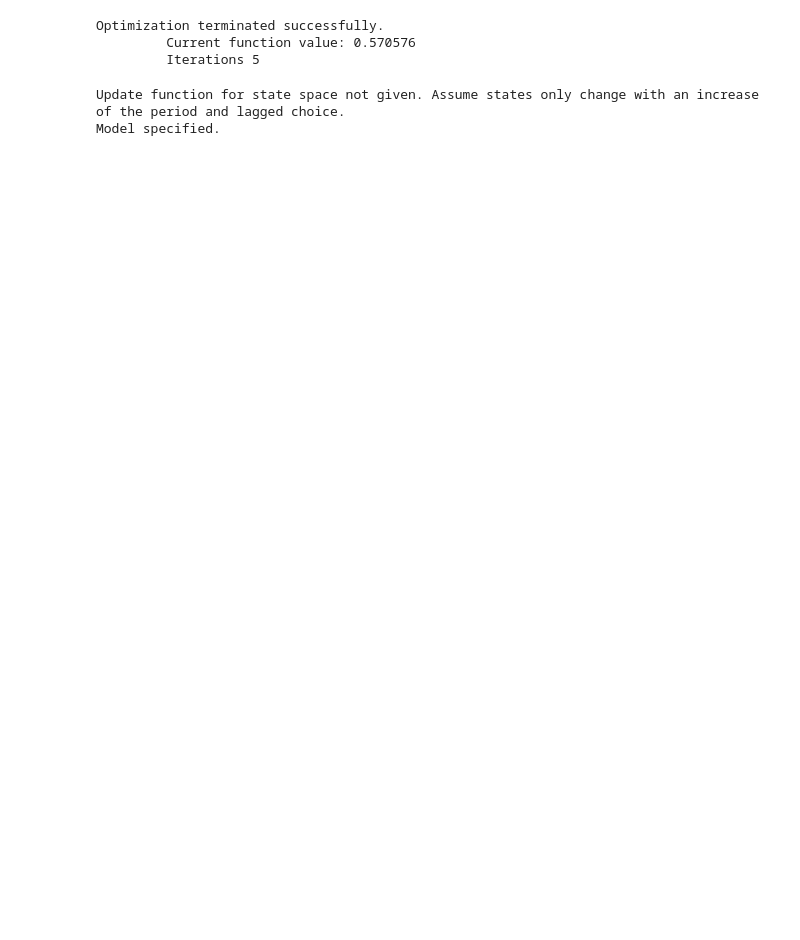
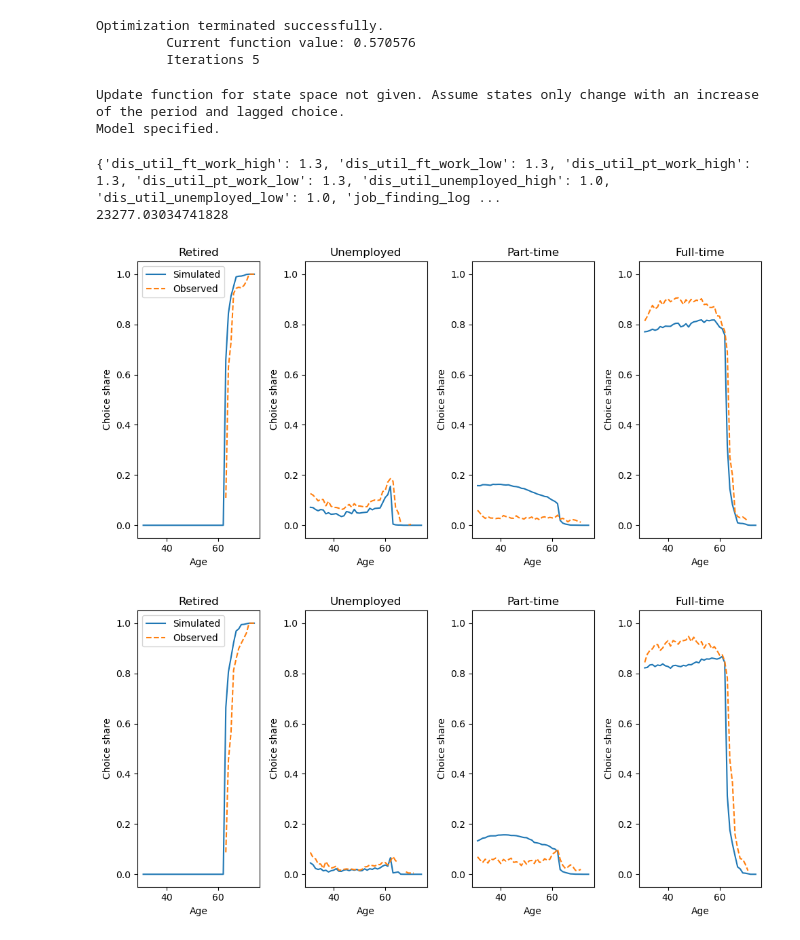
Before and after one commit to PolicyUncertainty/analysis, a Jupyter notebook: src/estimation/struct_estimation/dashboard.ipynb, the cells around one changed output. Cells and saved outputs as stored; diff of their text form; code cells hidden in the pictures; blank space fills up the shorter version.

```diff
--- a/src/estimation/struct_estimation/dashboard.ipynb
+++ b/src/estimation/struct_estimation/dashboard.ipynb
@@ -39,3 +39,25 @@ Model specified.
 data_decision, states_dict = load_and_prep_data_for_model_fit(paths_dict, specs, start_params_all, model)
 # %%
 unobserved_state_specs = create_unobserved_state_specs(data_decision, model)
+# %%
+log_object = pkl.load(open(paths_dict["intermediate_est_data"] + "solving_log.pkl", "rb"))
+print(log_object["params"])
+print(log_object["ll_value"])
+
+start_params_all.update(log_object["params"])
+plot_observed_model_fit_choice_probs(
+    paths_dict,
+    specs,
+    data_decision,
+    states_dict,
+    model,
+    unobserved_state_specs,
+    start_params_all,
+    log_object["model_sol"],
+    save_fig=False,
+)
+# %% [output]
+{'dis_util_ft_work_high': 1.3, 'dis_util_ft_work_low': 1.3, 'dis_util_pt_work_high': 1.3, 'dis_util_pt_work_low': 1.3, 'dis_util_unemployed_high': 1.0, 'dis_util_unemployed_low': 1.0, 'job_finding_log ...
+23277.03034741828
+[figure, added]
+[figure, added]
```
Also changed, not shown: parts of 1 cell of this notebook, 2 other files.
